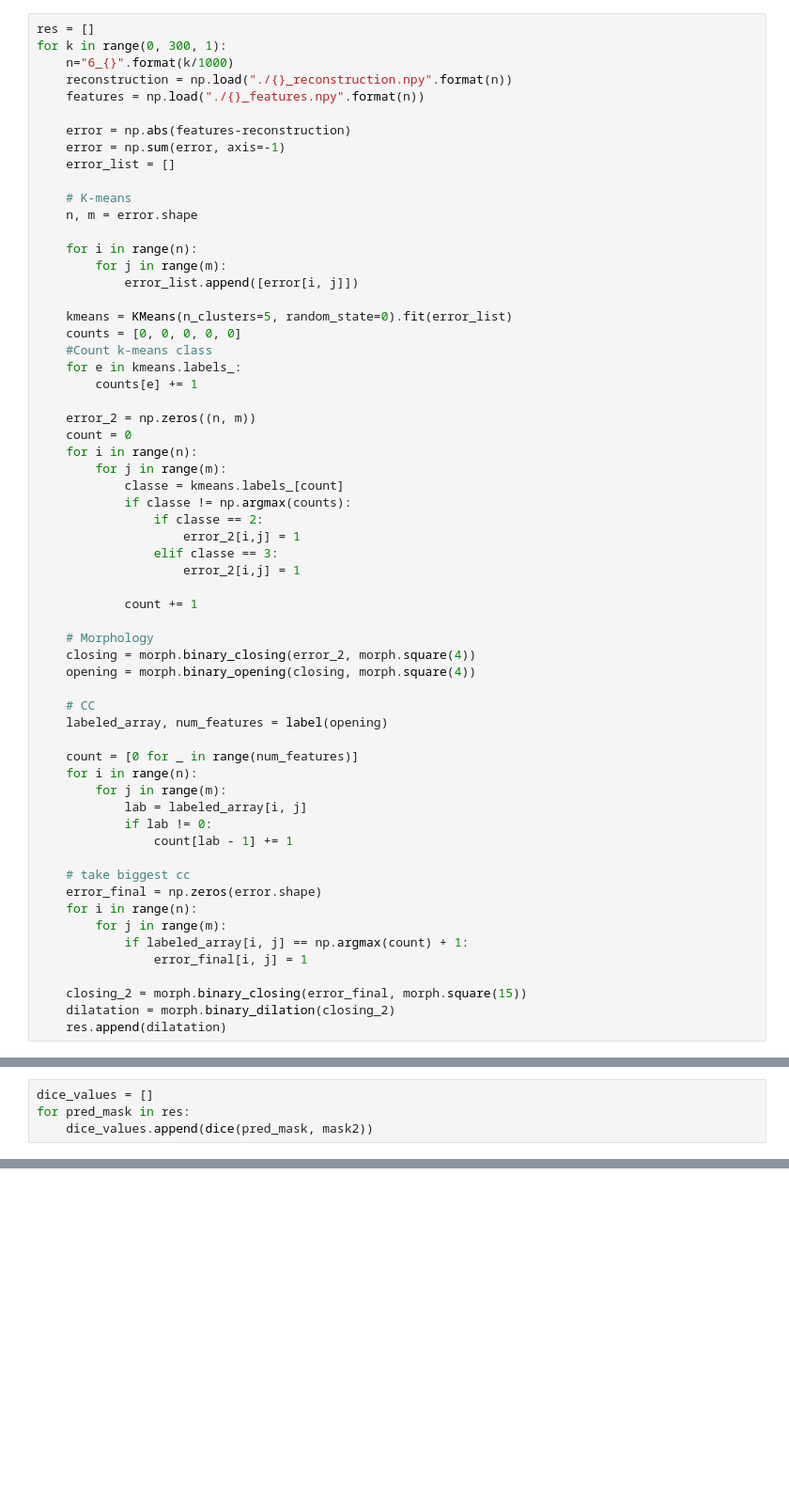
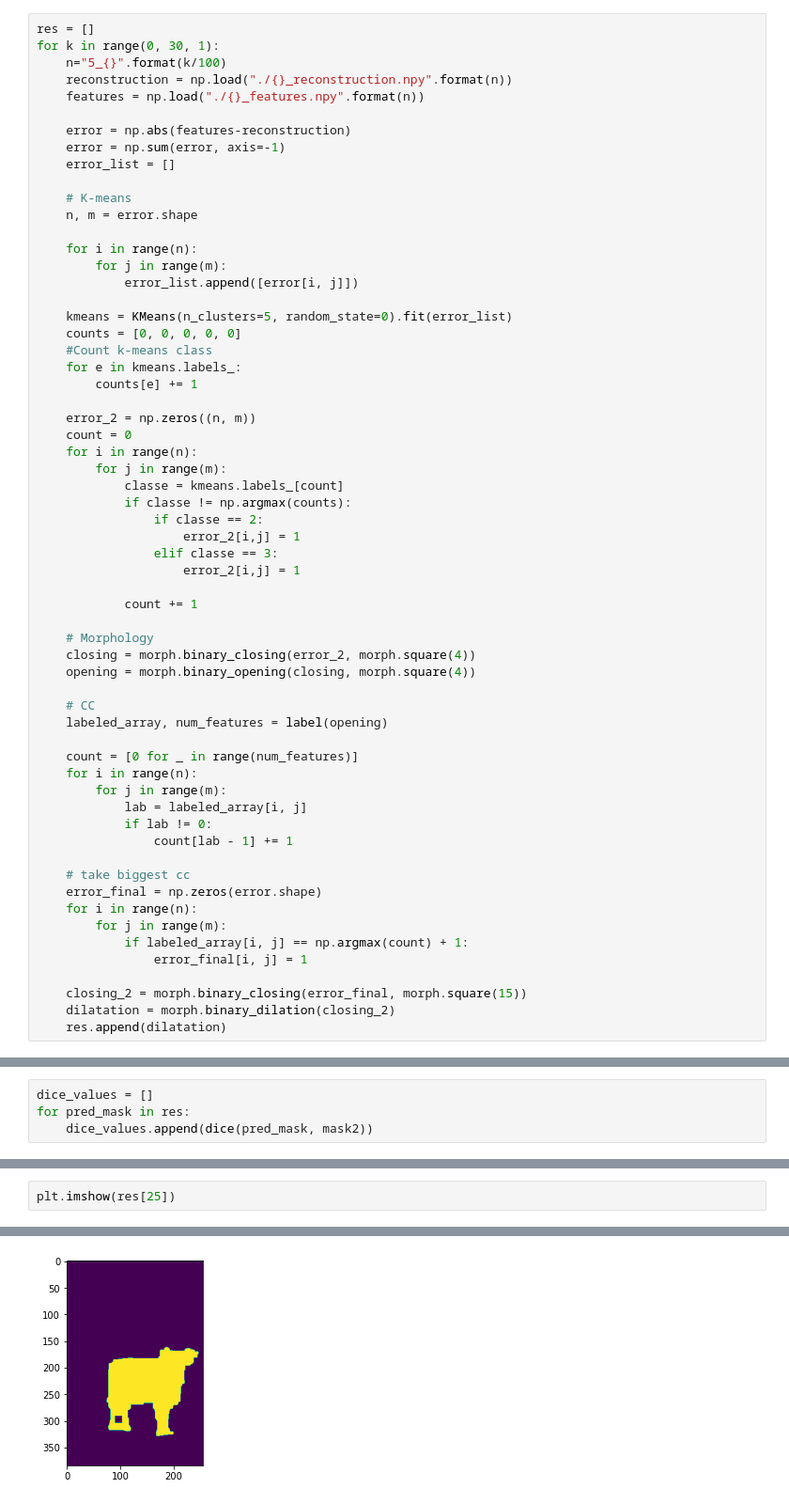
Before and after one commit to geoffroyO/sVae, a Jupyter notebook: src/add_noise_test/treatment.ipynb, the cells around one changed output, grey strips where cells are left out. Shown: that part at 94% size. Cells and saved outputs as stored; diff of their text form; blank space fills up the shorter version.

```diff
--- a/src/add_noise_test/treatment.ipynb
+++ b/src/add_noise_test/treatment.ipynb
@@ -13,8 +13,8 @@ import skimage.morphology as morph
 from scipy.ndimage.measurements import label
 # %%
 res = []
-for k in range(0, 300, 1):
-    n="6_{}".format(k/1000)
+for k in range(0, 30, 1):
+    n="5_{}".format(k/100)
     reconstruction = np.load("./{}_reconstruction.npy".format(n))
     features = np.load("./{}_features.npy".format(n))
 
@@ -103,0 +107,3 @@ for pred_mask in res:
+# %%
+plt.imshow(res[25])
+# %% [output]
@@ -103,0 +111 @@ for pred_mask in res:
+[figure, added]
```
Also changed, not shown: parts of 6 cells of this notebook, 4 other files.
